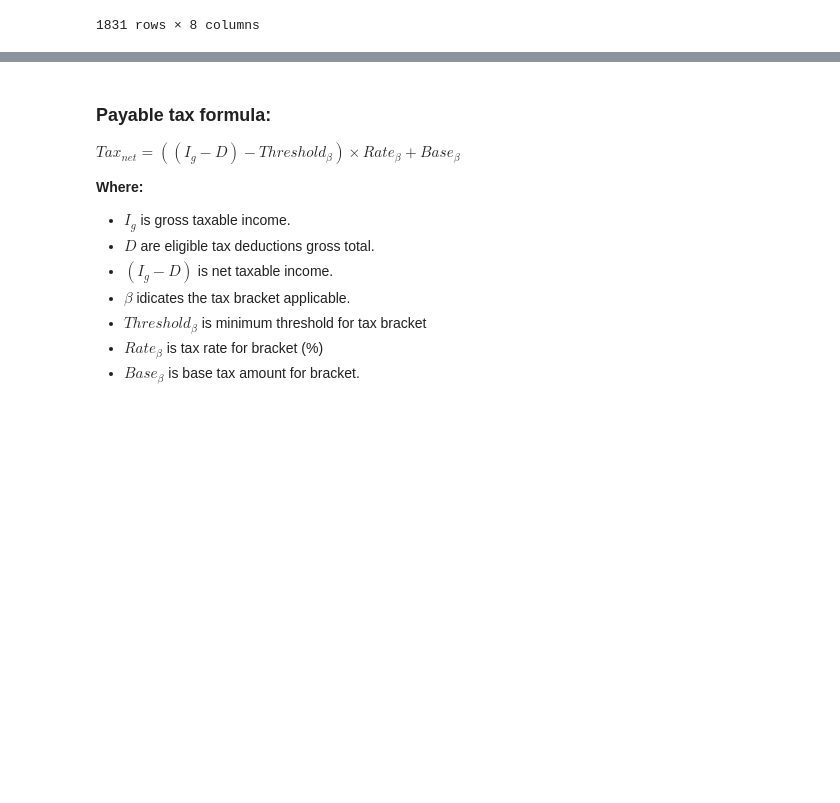
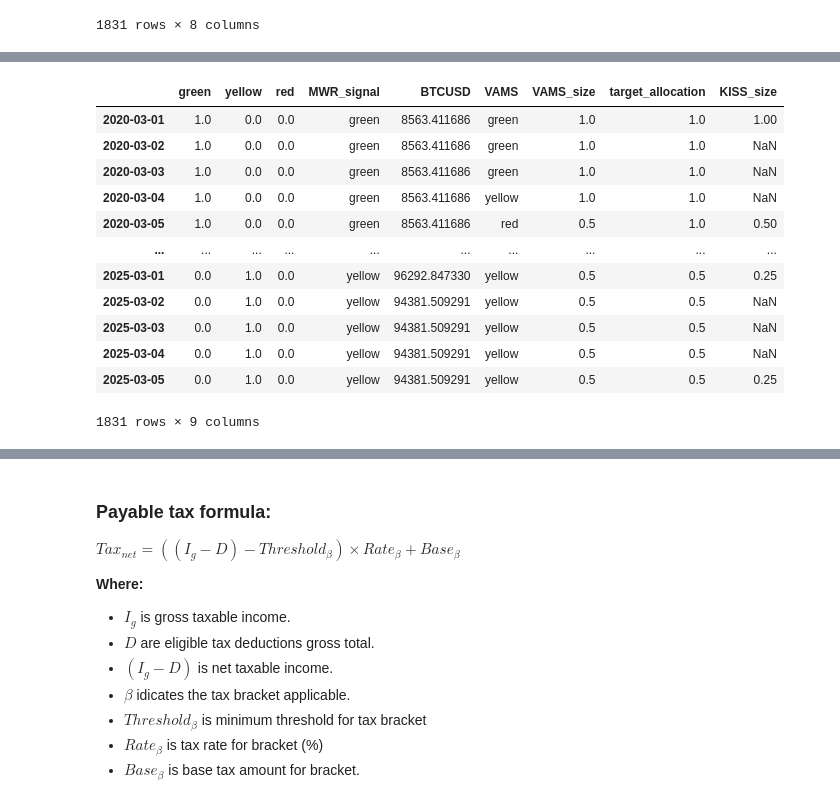
Before and after one commit to HelloThereMatey/vbt_tax, a Jupyter notebook: vbt_bitty_42Macro.ipynb, the cells around one changed output, grey strips where cells are left out. Cells and saved outputs as stored; diff of their text form; code cells hidden in the pictures; blank space fills up the shorter version.

```diff
--- a/vbt_bitty_42Macro.ipynb
+++ b/vbt_bitty_42Macro.ipynb
@@ -194,10 +177,34 @@ checkit
 # %%
-# mw_recent = dataf.loc["2020-03-01":checkit.index[-1]].copy()
-# mw_recent = mw_recent.reindex(checkit.index).ffill()
-# mw_recent["macWeath_coefficient"] = mw_recent["signal"].apply(lambda x: 1.0 if x == "green" else 0.5)
-# mw_recent["macWeath_coeff_2"] = mw_recent["macWeath_coefficient"].copy()
-# Properly set macWeath_coeff_2 values for each signal type
-# mw_recent.loc[mw_recent["signal"] == "red", "macWeath_coeff_2"] = 0.25
-# mw_recent.loc[mw_recent["signal"] == "yellow", "macWeath_coeff_2"] = 0.5
-# mw_recent.loc[mw_recent["signal"] == "green", "macWeath_coeff_2"] = 1.0
-# mw_recent
+mw_recent = dataf.loc["2020-03-01":checkit.index[-1]].copy()
+mw_recent = mw_recent.reindex(checkit.index).ffill()
+# #mw_recent["macWeath_coefficient"] = mw_recent["signal"].apply(lambda x: 1.0 if x == "green" else 0.5)
+# macWeath_coeff_3 = checkit["macWeath_coefficient"].copy()
+# # Properly set macWeath_coeff_2 values for each signal type
+# macWeath_coeff_3.loc[mw_recent["signal"] == "red"] = 0
+# macWeath_coeff_3.loc[mw_recent["signal"] == "yellow"] = 0.5
+# macWeath_coeff_3.loc[mw_recent["signal"] == "green"] = 1.0
+# macWeath_coeff_3
+# %%
+# mw_recent["KISS_size2"] = mw_recent["VAMS_size"] * mw_recent["target_allocation"]
+# mw_recent["KISS_size"] = mw_recent["KISS_size2"].copy()
+# for i in range(len(mw_recent["KISS_size2"][1:])):
+#     if mw_recent["KISS_size2"].iloc[i] == mw_recent["KISS_size2"].iloc[i-1]:
+#         mw_recent["KISS_size"].iloc[i] = np.nan
+#     else:
+#         mw_recent["KISS_size"].iloc[i] = mw_recent["KISS_size2"].iloc[i]
+mw_recent.drop(columns=["KISS_size2"], inplace=True)
+mw_recent
+# %% [output]
+|  | green | yellow | red | MWR_signal | BTCUSD | VAMS | VAMS_size | target_allocation | KISS_size |
+| 2020-03-01 | 1.0 | 0.0 | 0.0 | green | 8563.411686 | green | 1.0 | 1.0 | 1.00 |
+| 2020-03-02 | 1.0 | 0.0 | 0.0 | green | 8563.411686 | green | 1.0 | 1.0 | NaN |
+| 2020-03-03 | 1.0 | 0.0 | 0.0 | green | 8563.411686 | green | 1.0 | 1.0 | NaN |
+| 2020-03-04 | 1.0 | 0.0 | 0.0 | green | 8563.411686 | yellow | 1.0 | 1.0 | NaN |
+| 2020-03-05 | 1.0 | 0.0 | 0.0 | green | 8563.411686 | red | 0.5 | 1.0 | 0.50 |
+| ... | ... | ... | ... | ... | ... | ... | ... | ... | ... |
+| 2025-03-01 | 0.0 | 1.0 | 0.0 | yellow | 96292.847330 | yellow | 0.5 | 0.5 | 0.25 |
+| 2025-03-02 | 0.0 | 1.0 | 0.0 | yellow | 94381.509291 | yellow | 0.5 | 0.5 | NaN |
+| 2025-03-03 | 0.0 | 1.0 | 0.0 | yellow | 94381.509291 | yellow | 0.5 | 0.5 | NaN |
+| 2025-03-04 | 0.0 | 1.0 | 0.0 | yellow | 94381.509291 | yellow | 0.5 | 0.5 | NaN |
+| 2025-03-05 | 0.0 | 1.0 | 0.0 | yellow | 94381.509291 | yellow | 0.5 | 0.5 | 0.25 |
+1831 rows × 9 columns
```
Also changed, not shown: parts of 38 cells of this notebook, 5 other files.
